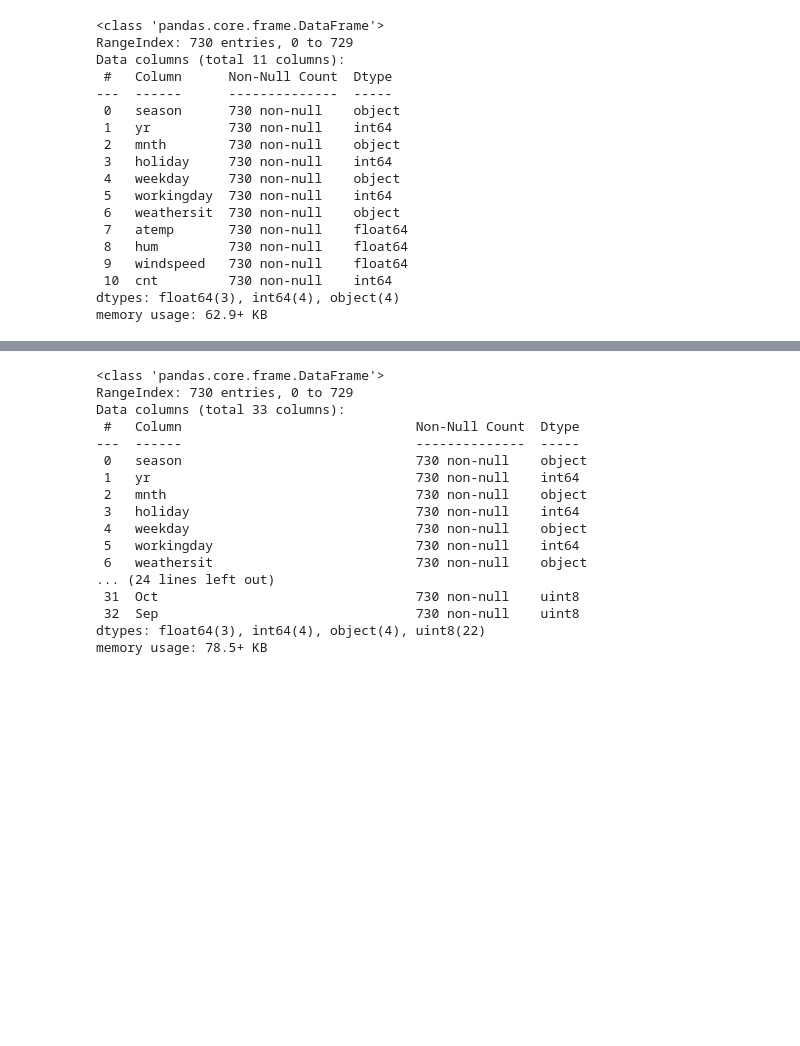
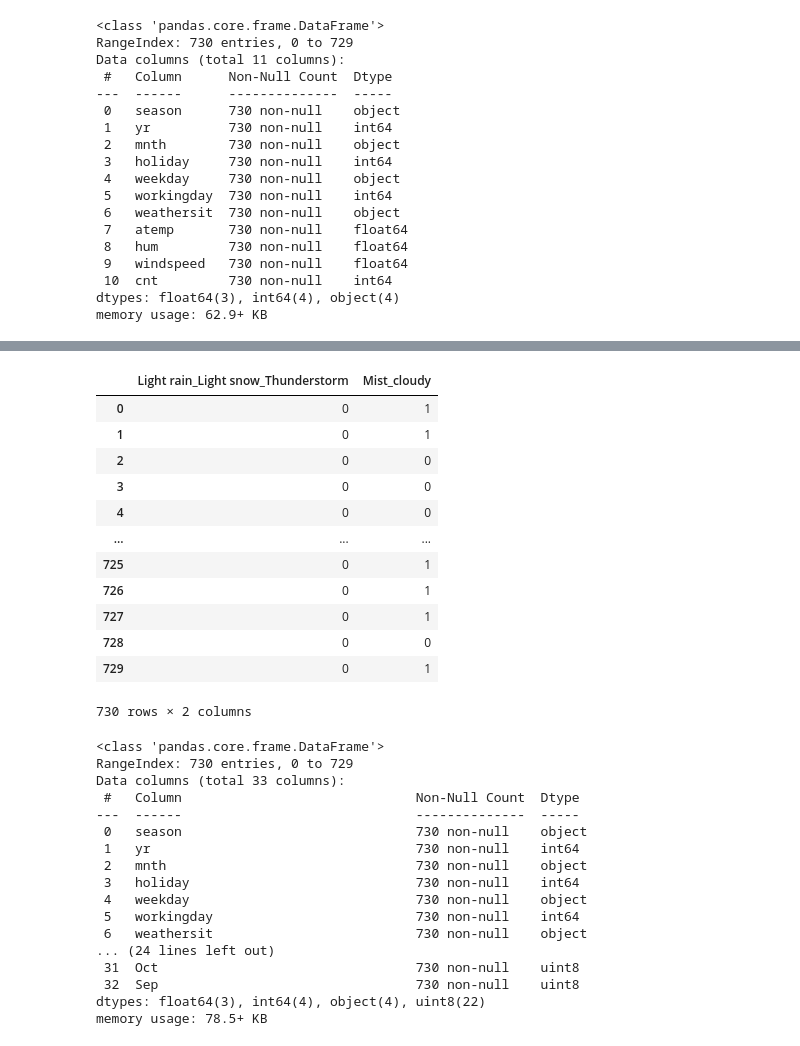
Before and after one commit to KhushiSindhu/Bike-Sharing-Linear-Regression-Case-study, a Jupyter notebook: Bike-Sharing-Linear-Regression.ipynb, the cells around one changed output, grey strips where cells are left out. Cells and saved outputs as stored; diff of their text form; code cells hidden in the pictures; blank space fills up the shorter version.

```diff
--- a/Bike-Sharing-Linear-Regression.ipynb
+++ b/Bike-Sharing-Linear-Regression.ipynb
@@ -349,6 +349,22 @@ Season_condition=pd.get_dummies(bikeSharing['season'],drop_first=True)
 Weather_condition=pd.get_dummies(bikeSharing['weathersit'],drop_first=True)
 Day_of_week=pd.get_dummies(bikeSharing['weekday'],drop_first=True)
 Month=pd.get_dummies(bikeSharing['mnth'],drop_first=True)
+# %%
+Weather_condition
+# %% [output]
+|  | Light rain_Light snow_Thunderstorm | Mist_cloudy |
+| 0 | 0 | 1 |
+| 1 | 0 | 1 |
+| 2 | 0 | 0 |
+| 3 | 0 | 0 |
+| 4 | 0 | 0 |
+| ... | ... | ... |
+| 725 | 0 | 1 |
+| 726 | 0 | 1 |
+| 727 | 0 | 1 |
+| 728 | 0 | 0 |
+| 729 | 0 | 1 |
+730 rows × 2 columns
 # %%
 # Let's concate these dummy variables in bikeSharing dataset
 bikeSharing=pd.concat([bikeSharing,Season_condition],axis=1)
```
Also changed, not shown: parts of 1 cell of this notebook.
